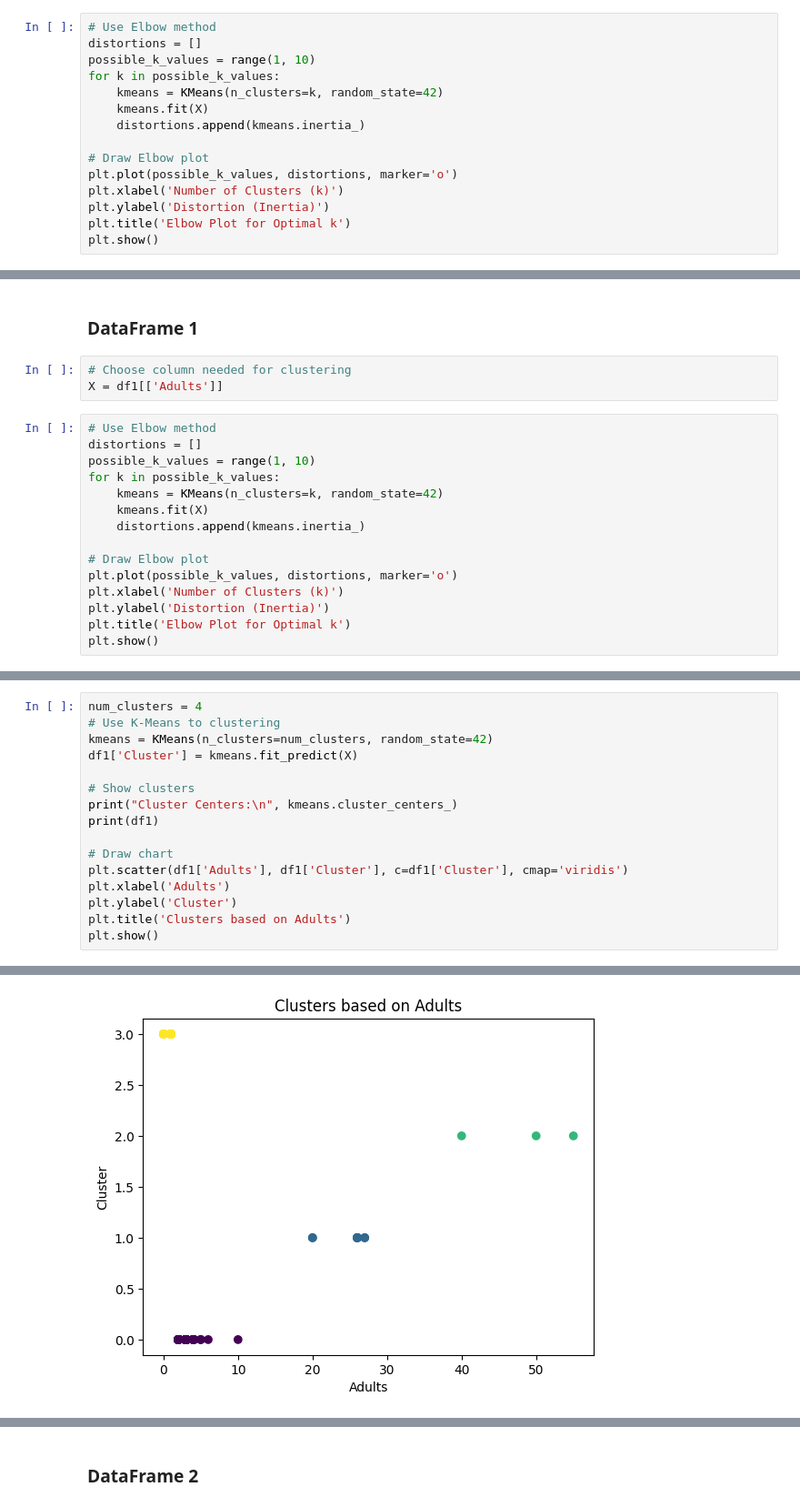
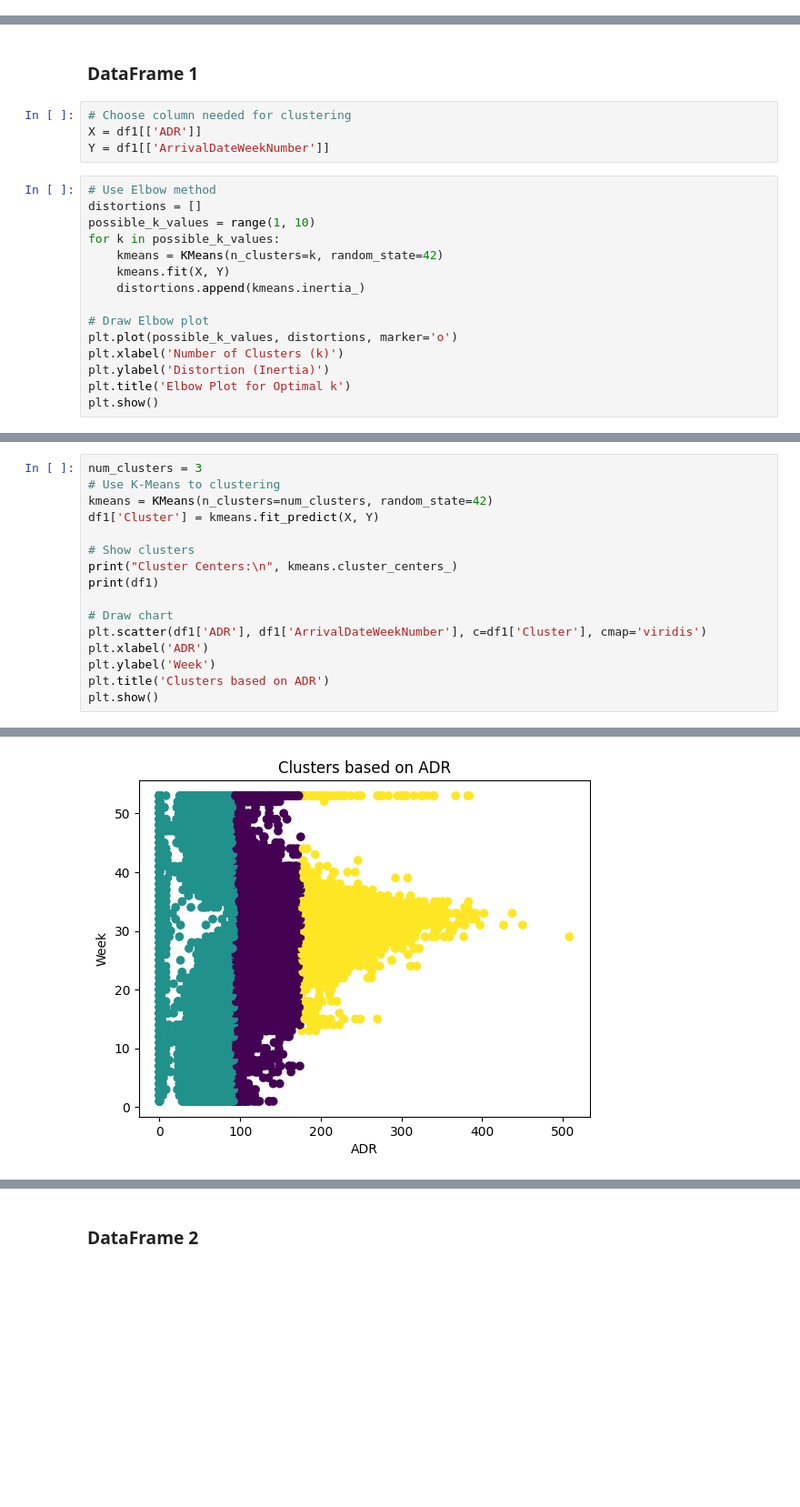
Before and after one commit to MartinoPhoenixVox/HotelBookingDemand, a Jupyter notebook: HotelBookingDemand.ipynb, the cells around one changed output, grey strips where cells are left out. Shown: that part at 91% size. Cells and saved outputs as stored; diff of their text form; blank space fills up the shorter version.

```diff
--- a/HotelBookingDemand.ipynb
+++ b/HotelBookingDemand.ipynb
@@ -505,15 +500,0 @@ X = df1[['Adults']]
-# %%
-# Use Elbow method
-distortions = []
-possible_k_values = range(1, 10)
-for k in possible_k_values:
-    kmeans = KMeans(n_clusters=k, random_state=42)
-    kmeans.fit(X)
-    distortions.append(kmeans.inertia_)
-
-# Draw Elbow plot
-plt.plot(possible_k_values, distortions, marker='o')
-plt.xlabel('Number of Clusters (k)')
-plt.ylabel('Distortion (Inertia)')
-plt.title('Elbow Plot for Optimal k')
-plt.show()
@@ -538,14 +504,15 @@ Text(0.5, 1.0, 'Elbow Plot for Optimal k')
 ### DataFrame 1
 # %%
 # Choose column needed for clustering
-X = df1[['Adults']]
+X = df1[['ADR']]
+Y = df1[['ArrivalDateWeekNumber']]
 # %%
 # Use Elbow method
 distortions = []
 possible_k_values = range(1, 10)
 for k in possible_k_values:
     kmeans = KMeans(n_clusters=k, random_state=42)
-    kmeans.fit(X)
+    kmeans.fit(X, Y)
     distortions.append(kmeans.inertia_)
 
 # Draw Elbow plot
@@ -572,18 +539,18 @@ Text(0.5, 1.0, 'Elbow Plot for Optimal k')
 # %%
-num_clusters = 4
+num_clusters = 3
 # Use K-Means to clustering
 kmeans = KMeans(n_clusters=num_clusters, random_state=42)
-df1['Cluster'] = kmeans.fit_predict(X)
+df1['Cluster'] = kmeans.fit_predict(X, Y)
 
 # Show clusters
 print("Cluster Centers:\n", kmeans.cluster_centers_)
 print(df1)
 
 # Draw chart
-plt.scatter(df1['Adults'], df1['Cluster'], c=df1['Cluster'], cmap='viridis')
-plt.xlabel('Adults')
-plt.ylabel('Cluster')
-plt.title('Clusters based on Adults')
+plt.scatter(df1['ADR'], df1['ArrivalDateWeekNumber'], c=df1['Cluster'], cmap='viridis')
+plt.xlabel('ADR')
+plt.ylabel('Week')
+plt.title('Clusters based on ADR')
 plt.show()
 # %% [output]
 Cluster Centers:
@@ -610 +577 @@ Text(0.5, 1.0, 'Clusters based on Adults')
-[figure, old version]
+[figure, new version]
```
Also changed, not shown: parts of 10 cells of this notebook.
